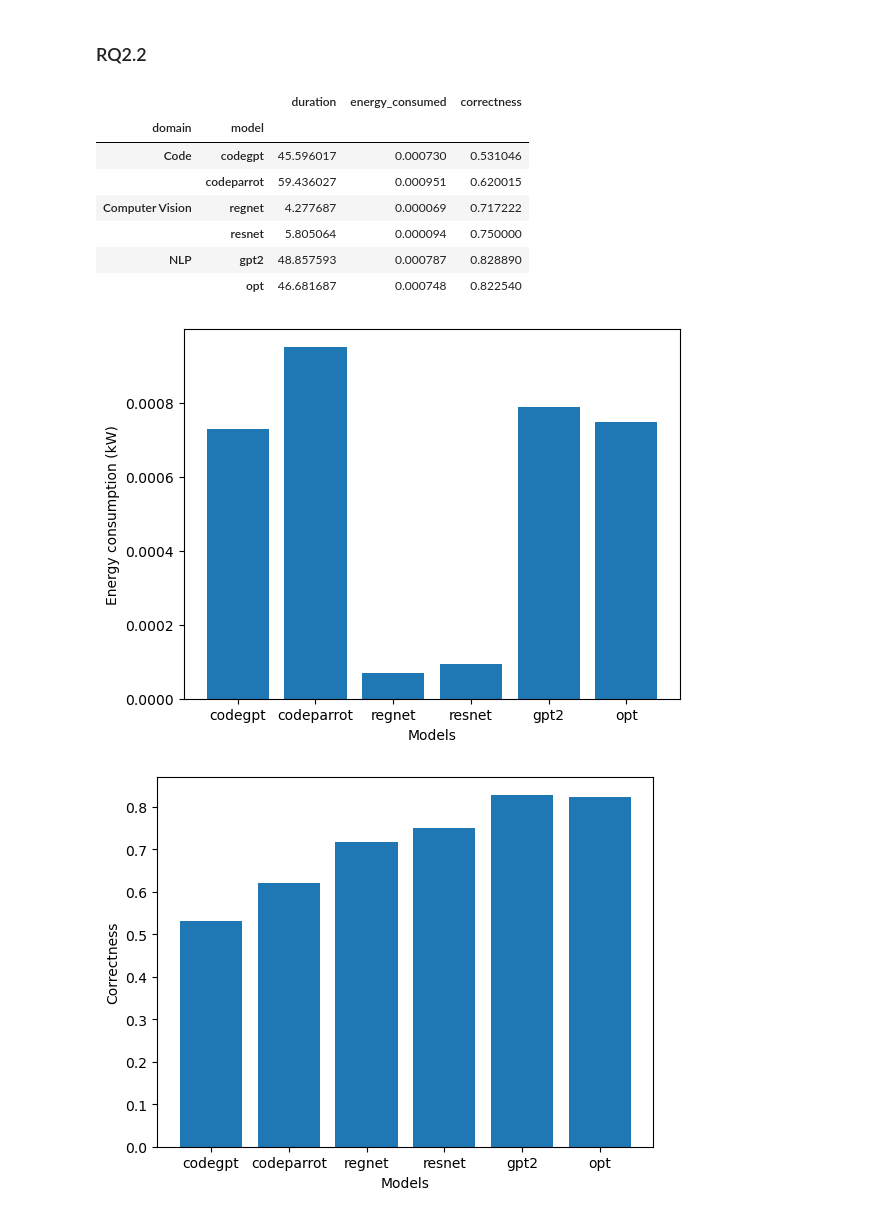
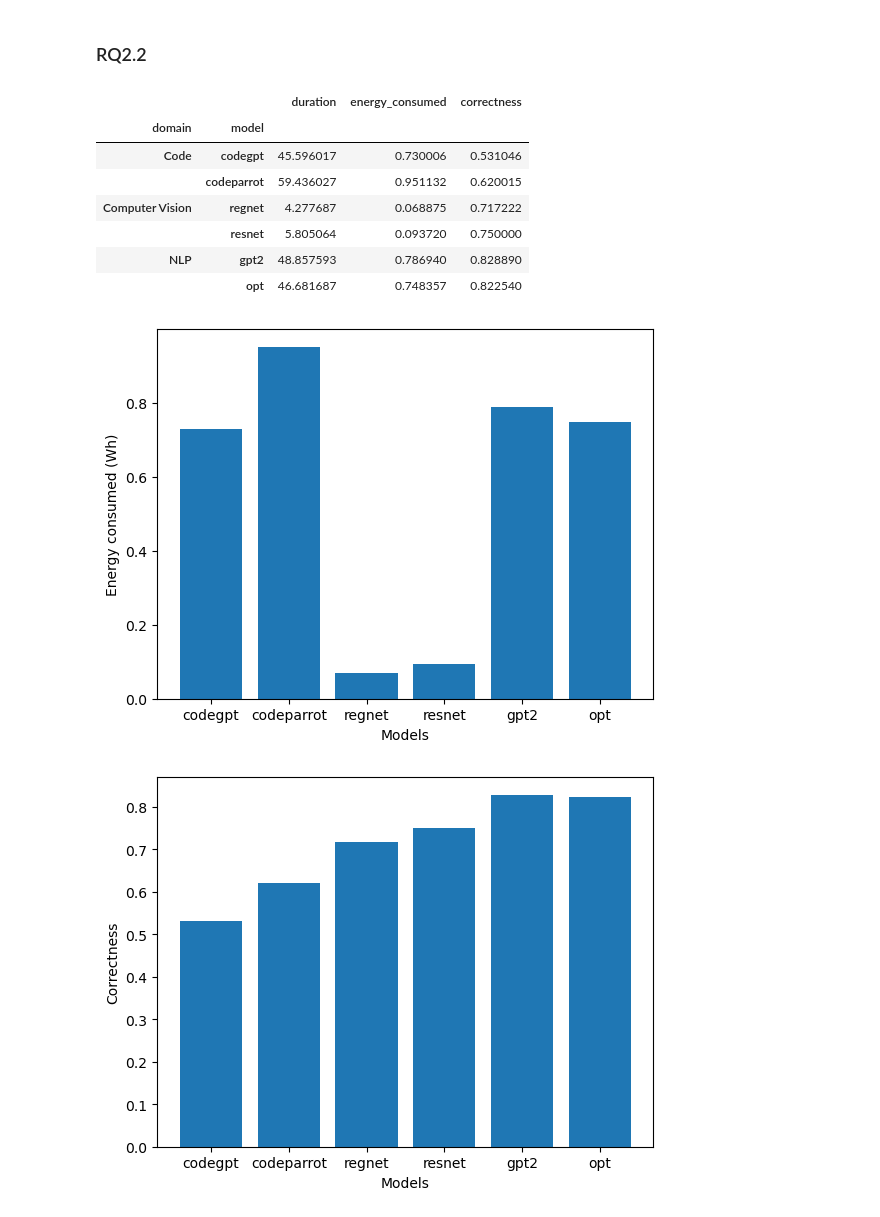
Before and after one commit to aleclagarde/tfg, a Jupyter notebook: analysis/analysis.ipynb, the cells around one changed output. Cells and saved outputs as stored; diff of their text form; code cells hidden in the pictures.

```diff
--- a/analysis/analysis.ipynb
+++ b/analysis/analysis.ipynb
@@ -49,6 +50,7 @@ optimization.corr()
 inference = pd.read_csv('../results/inference_results.csv')
 inference = inference[['duration', 'energy_consumed', 'domain', 'model', 'framework', 'version', 'correctness']]
 inference = inference.replace('quantized.pth', 'quantized')
+inference['energy_consumed'] = inference['energy_consumed'] * 1000
 inference
 # %% [output]
 |  | duration | energy_consumed | domain | model | framework | version | correctness |
@@ -286,22 +266,22 @@ group_model
 # %% [output]
 |  |  | duration | energy_consumed | correctness |
 | domain | model |  |  |  |
-| Code | codegpt | 45.596017 | 0.000730 | 0.531046 |
-|  | codeparrot | 59.436027 | 0.000951 | 0.620015 |
-| Computer Vision | regnet | 4.277687 | 0.000069 | 0.717222 |
-|  | resnet | 5.805064 | 0.000094 | 0.750000 |
-| NLP | gpt2 | 48.857593 | 0.000787 | 0.828890 |
-|  | opt | 46.681687 | 0.000748 | 0.822540 |
+| Code | codegpt | 45.596017 | 0.730006 | 0.531046 |
+|  | codeparrot | 59.436027 | 0.951132 | 0.620015 |
+| Computer Vision | regnet | 4.277687 | 0.068875 | 0.717222 |
+|  | resnet | 5.805064 | 0.093720 | 0.750000 |
+| NLP | gpt2 | 48.857593 | 0.786940 | 0.828890 |
+|  | opt | 46.681687 | 0.748357 | 0.822540 |
 # %%
 plot_df = group_model.reset_index()
 plt.bar(plot_df['model'], plot_df['energy_consumed'])
 
 plt.xlabel('Models')
-plt.ylabel('Energy consumption (kW)')
+plt.ylabel('Energy consumed (Wh)')
 
 plt.show()
 # %% [output]
-[figure, old version]
+[figure, new version]
 # %%
 plt.bar(plot_df['model'], plot_df['correctness'])
 plt.xlabel('Models')
```
Also changed, not shown: parts of 19 cells of this notebook, 1 other file.
